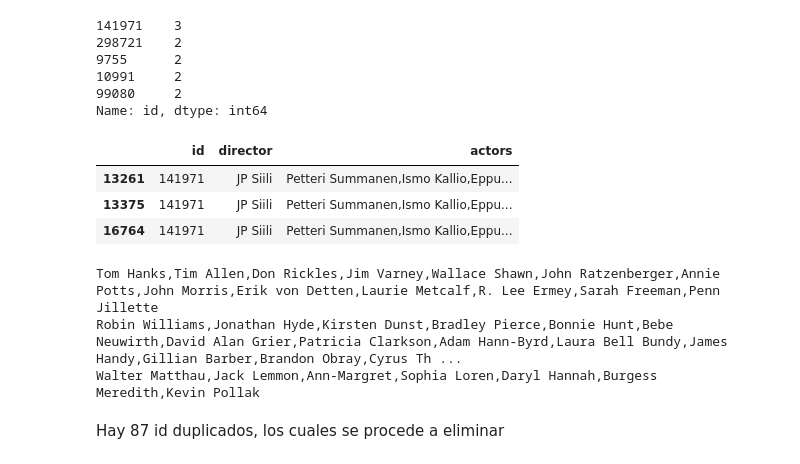
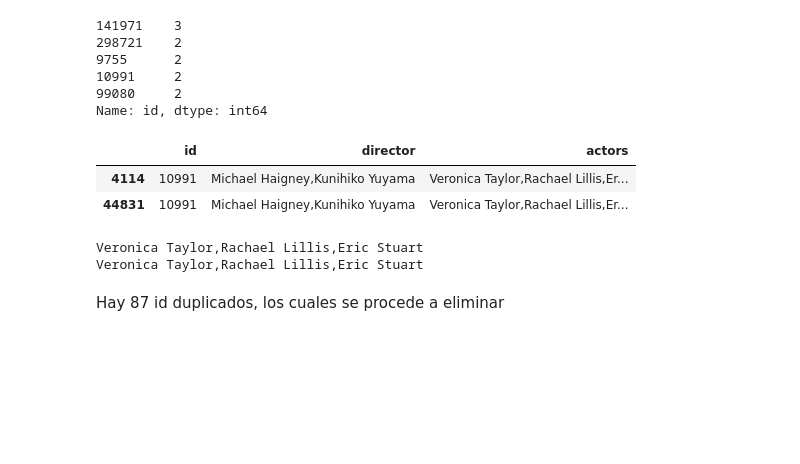
Before and after one commit to DanniRodrJ/Content-Based_Movie_Recommendation_System, a Jupyter notebook: ETL_Movies.ipynb, the cells around one changed output. Drawn from its saved outputs; the diff is of its cells as text; code cells hidden in the pictures; blank space fills up the shorter version.

```diff
--- a/ETL_Movies.ipynb
+++ b/ETL_Movies.ipynb
@@ -434,21 +432,20 @@ credits['id'].value_counts().head()
 99080     2
 Name: id, dtype: int64
 # %%
-# Verificar las 3 apariciones del id = 141971
-credits[credits['id'] == 141971]
+# Verificar las 3 apariciones del id = 10991
+duplicate_id = credits[credits['id'] == 10991]
+duplicate_id
 # %% [output]
 |  | id | director | actors |
-| 13261 | 141971 | JP Siili | Petteri Summanen,Ismo Kallio,Eppu... |
-| 13375 | 141971 | JP Siili | Petteri Summanen,Ismo Kallio,Eppu... |
-| 16764 | 141971 | JP Siili | Petteri Summanen,Ismo Kallio,Eppu... |
+| 4114 | 10991 | Michael Haigney,Kunihiko Yuyama | Veronica Taylor,Rachael Lillis,Er... |
+| 44831 | 10991 | Michael Haigney,Kunihiko Yuyama | Veronica Taylor,Rachael Lillis,Er... |
 # %%
-print(credits.iat[0,2])
-print(credits.iat[1,2])
-print(credits.iat[2,2])
+print(duplicate_id.iat[0,2])
+print(duplicate_id.iat[1,2])
+#print(duplicate_id.iat[2,2])
 # %% [output]
-Tom Hanks,Tim Allen,Don Rickles,Jim Varney,Wallace Shawn,John Ratzenberger,Annie Potts,John Morris,Erik von Detten,Laurie Metcalf,R. Lee Ermey,Sarah Freeman,Penn Jillette
-Robin Williams,Jonathan Hyde,Kirsten Dunst,Bradley Pierce,Bonnie Hunt,Bebe Neuwirth,David Alan Grier,Patricia Clarkson,Adam Hann-Byrd,Laura Bell Bundy,James Handy,Gillian Barber,Brandon Obray,Cyrus Th ...
-Walter Matthau,Jack Lemmon,Ann-Margret,Sophia Loren,Daryl Hannah,Burgess Meredith,Kevin Pollak
+Veronica Taylor,Rachael Lillis,Eric Stuart
+Veronica Taylor,Rachael Lillis,Eric Stuart
 # %% [markdown]
 Hay 87 id duplicados, los cuales se procede a eliminar
 # %%
```
Also changed, not shown: parts of 136 cells of this notebook.
